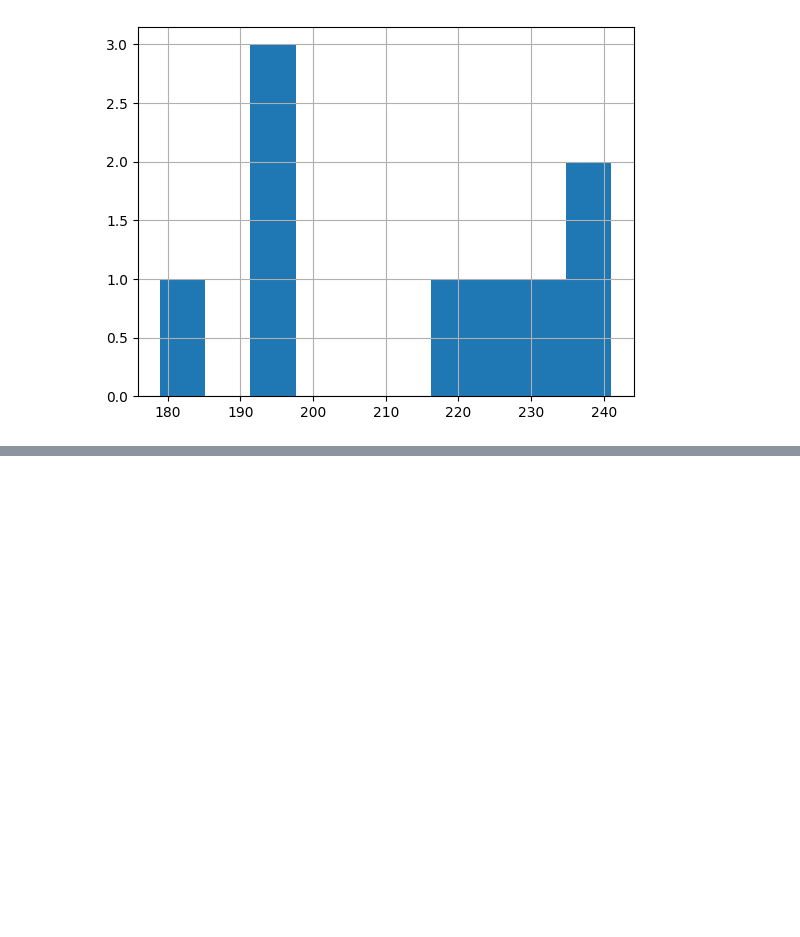
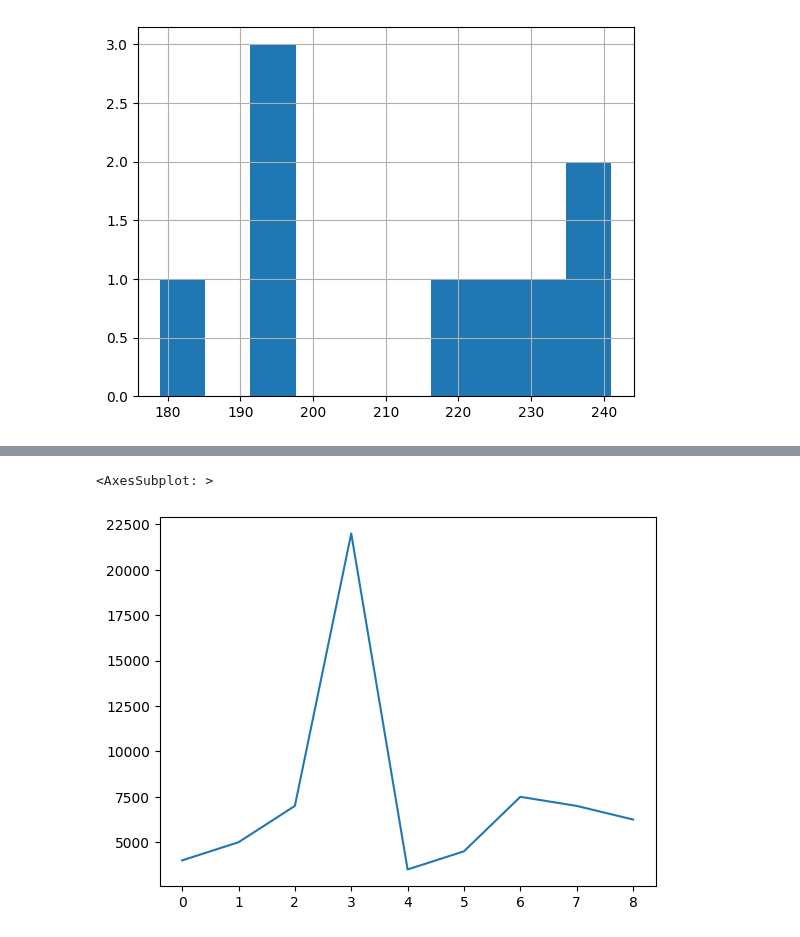
Before and after one commit to KhatiwadaPrajwal056/Data-Science-Libraries-, a Jupyter notebook: pandas.ipynb, the cells around one changed output, grey strips where cells are left out. Cells and saved outputs as stored; diff of their text form; code cells hidden in the pictures; blank space fills up the shorter version.

```diff
--- a/pandas.ipynb
+++ b/pandas.ipynb
@@ -415,0 +426,5 @@ book_sales
+# %%
+book_sales['Price'].plot()
+# %% [output]
+<AxesSubplot: >
+[figure, added]
```
Also changed, not shown: parts of 5 cells of this notebook.
